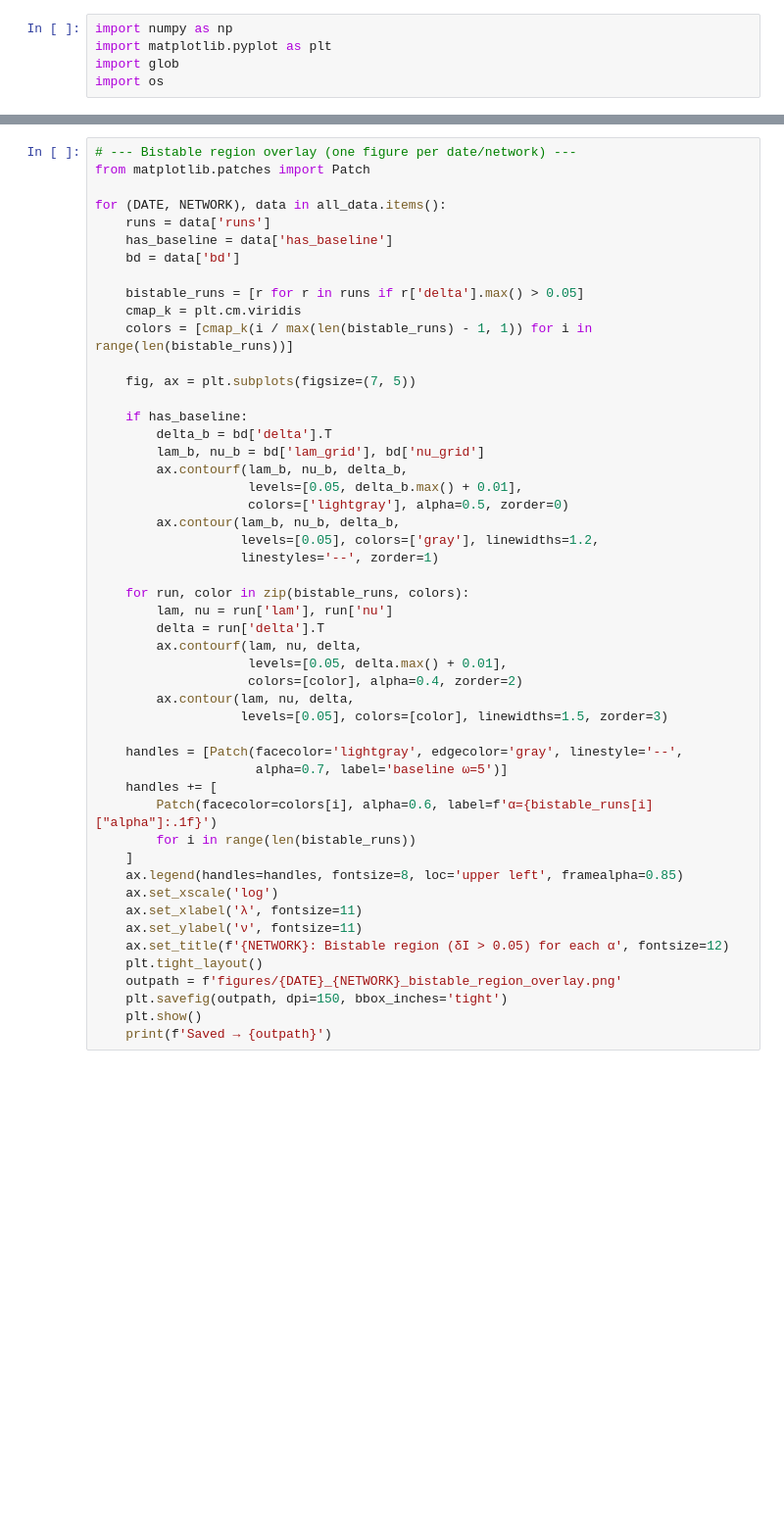
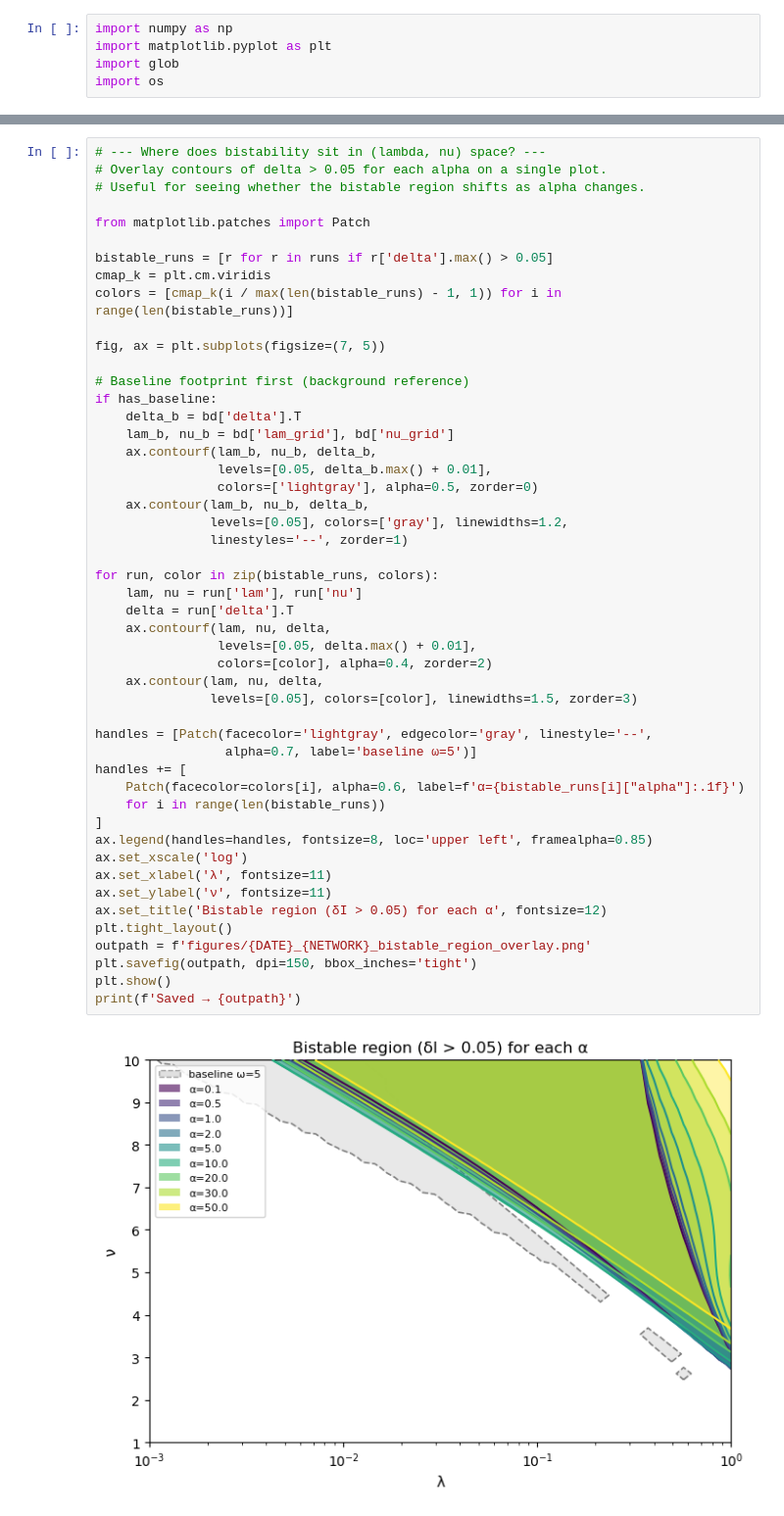
Before and after one commit to marobinette/mocs_spring_2026_project, a Jupyter notebook: analysis.ipynb, the cells around one changed output, grey strips where cells are left out. Shown at 98% size. Drawn from its saved outputs; the diff is of its cells as text; blank space fills up the shorter version.

```diff
--- a/analysis.ipynb
+++ b/analysis.ipynb
@@ -142,50 +170,51 @@ for (DATE, NETWORK), data in all_data.items():
 # %%
-# --- Bistable region overlay (one figure per date/network) ---
+# --- Where does bistability sit in (lambda, nu) space? ---
+# Overlay contours of delta > 0.05 for each alpha on a single plot.
+# Useful for seeing whether the bistable region shifts as alpha changes.
+
 from matplotlib.patches import Patch
 
-for (DATE, NETWORK), data in all_data.items():
-    runs = data['runs']
-    has_baseline = data['has_baseline']
-    bd = data['bd']
+bistable_runs = [r for r in runs if r['delta'].max() > 0.05]
+cmap_k = plt.cm.viridis
+colors = [cmap_k(i / max(len(bistable_runs) - 1, 1)) for i in range(len(bistable_runs))]
 
-    bistable_runs = [r for r in runs if r['delta'].max() > 0.05]
-    cmap_k = plt.cm.viridis
-    colors = [cmap_k(i / max(len(bistable_runs) - 1, 1)) for i in range(len(bistable_runs))]
+fig, ax = plt.subplots(figsize=(7, 5))
 
-    fig, ax = plt.subplots(figsize=(7, 5))
+# Baseline footprint first (background reference)
+if has_baseline:
+    delta_b = bd['delta'].T
+    lam_b, nu_b = bd['lam_grid'], bd['nu_grid']
+    ax.contourf(lam_b, nu_b, delta_b,
+                levels=[0.05, delta_b.max() + 0.01],
+                colors=['lightgray'], alpha=0.5, zorder=0)
+    ax.contour(lam_b, nu_b, delta_b,
+               levels=[0.05], colors=['gray'], linewidths=1.2,
+               linestyles='--', zorder=1)
 
-    if has_baseline:
-        delta_b = bd['delta'].T
-        lam_b, nu_b = bd['lam_grid'], bd['nu_grid']
-        ax.contourf(lam_b, nu_b, delta_b,
-                    levels=[0.05, delta_b.max() + 0.01],
-                    colors=['lightgray'], alpha=0.5, zorder=0)
-        ax.contour(lam_b, nu_b, delta_b,
-                   levels=[0.05], colors=['gray'], linewidths=1.2,
-                   linestyles='--', zorder=1)
+for run, color in zip(bistable_runs, colors):
+    lam, nu = run['lam'], run['nu']
+    delta = run['delta'].T
+    ax.contourf(lam, nu, delta,
+                levels=[0.05, delta.max() + 0.01],
+                colors=[color], alpha=0.4, zorder=2)
+    ax.contour(lam, nu, delta,
+               levels=[0.05], colors=[color], linewidths=1.5, zorder=3)
 
-    for run, color in zip(bistable_runs, colors):
-        lam, nu = run['lam'], run['nu']
-        delta = run['delta'].T
-        ax.contourf(lam, nu, delta,
-                    levels=[0.05, delta.max() + 0.01],
-                    colors=[color], alpha=0.4, zorder=2)
-        ax.contour(lam, nu, delta,
-                   levels=[0.05], colors=[color], linewidths=1.5, zorder=3)
-
-    handles = [Patch(facecolor='lightgray', edgecolor='gray', linestyle='--',
-                     alpha=0.7, label='baseline ω=5')]
-    handles += [
-        Patch(facecolor=colors[i], alpha=0.6, label=f'α={bistable_runs[i]["alpha"]:.1f}')
-        for i in range(len(bistable_runs))
-    ]
-    ax.legend(handles=handles, fontsize=8, loc='upper left', framealpha=0.85)
-    ax.set_xscale('log')
-    ax.set_xlabel('λ', fontsize=11)
-    ax.set_ylabel('ν', fontsize=11)
-    ax.set_title(f'{NETWORK}: Bistable region (δI > 0.05) for each α', fontsize=12)
-    plt.tight_layout()
-    outpath = f'figures/{DATE}_{NETWORK}_bistable_region_overlay.png'
-    plt.savefig(outpath, dpi=150, bbox_inches='tight')
-    plt.show()
-    print(f'Saved → {outpath}')
+handles = [Patch(facecolor='lightgray', edgecolor='gray', linestyle='--',
+                 alpha=0.7, label='baseline ω=5')]
+handles += [
+    Patch(facecolor=colors[i], alpha=0.6, label=f'α={bistable_runs[i]["alpha"]:.1f}')
+    for i in range(len(bistable_runs))
+]
+ax.legend(handles=handles, fontsize=8, loc='upper left', framealpha=0.85)
+ax.set_xscale('log')
+ax.set_xlabel('λ', fontsize=11)
+ax.set_ylabel('ν', fontsize=11)
+ax.set_title('Bistable region (δI > 0.05) for each α', fontsize=12)
+plt.tight_layout()
+outpath = f'figures/{DATE}_{NETWORK}_bistable_region_overlay.png'
+plt.savefig(outpath, dpi=150, bbox_inches='tight')
+plt.show()
+print(f'Saved → {outpath}')
+# %% [output]
+[figure, added]
```
Also changed, not shown: parts of 4 cells of this notebook, 15 other files.
